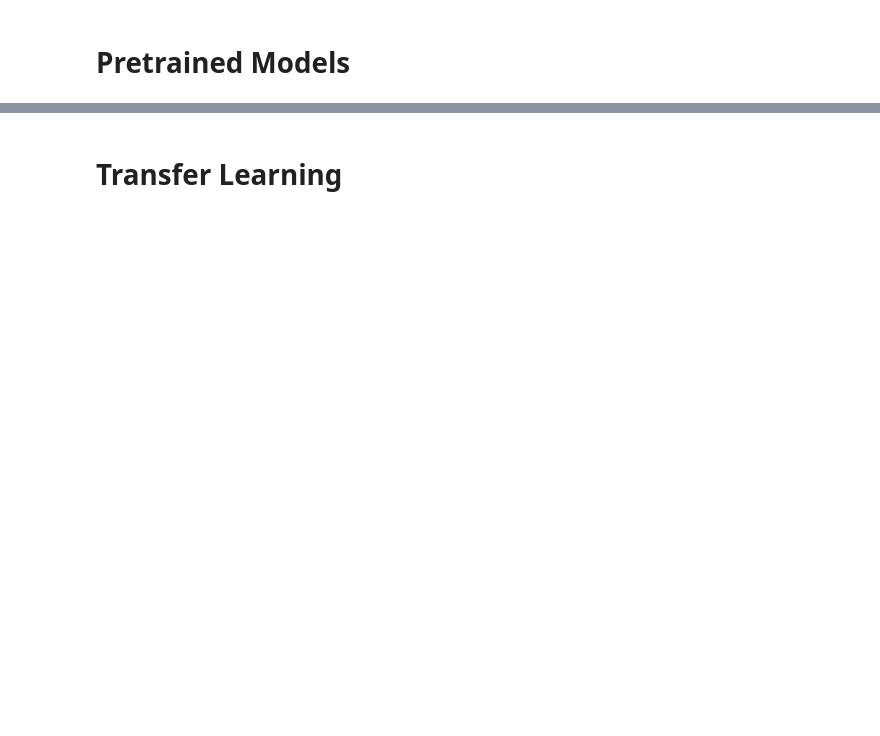
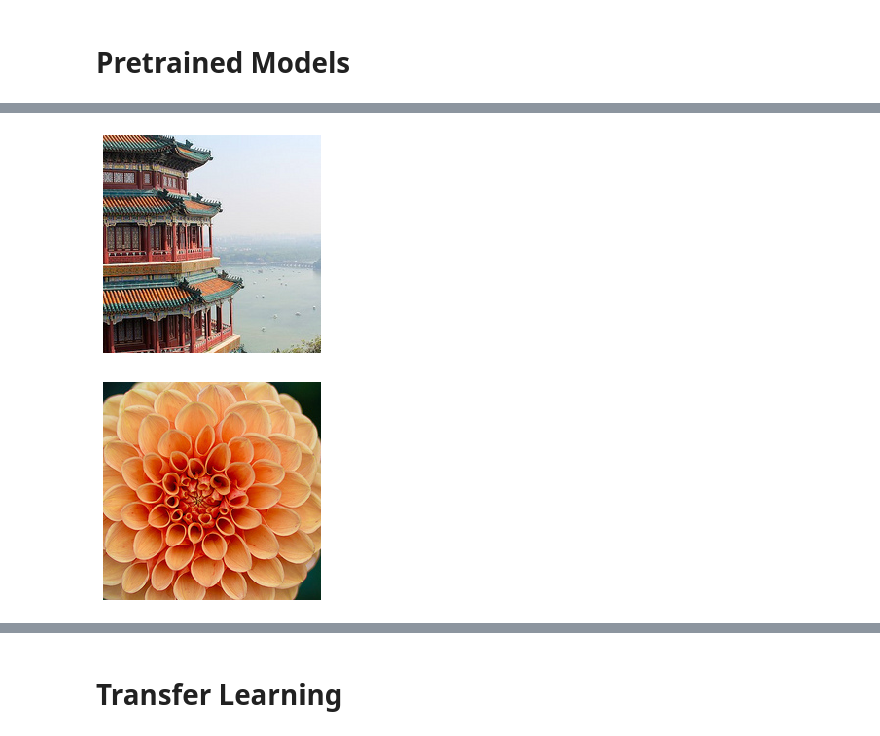
Before and after one commit to federicochiarello/Hands-On-ML-Notebooks, a Jupyter notebook: 14_Deep_Computer_Vision_with_CNNs.ipynb, the cells around one changed output, grey strips where cells are left out. Saved outputs shown, nothing was run; the diff lists cells and outputs as text; code cells hidden in the pictures; blank space fills up the shorter version.

```diff
--- a/14_Deep_Computer_Vision_with_CNNs.ipynb
+++ b/14_Deep_Computer_Vision_with_CNNs.ipynb
@@ -331,0 +483,9 @@ GoogLeNet
+# %%
+images_resized = tf.image.resize_with_crop_or_pad(images, 224, 224)
+plot_color_image(images_resized[0])
+plt.show()
+plot_color_image(images_resized[1])
+plt.show()
+# %% [output]
+[figure, added]
+[figure, added]
```
Also changed, not shown: parts of 47 cells of this notebook.
